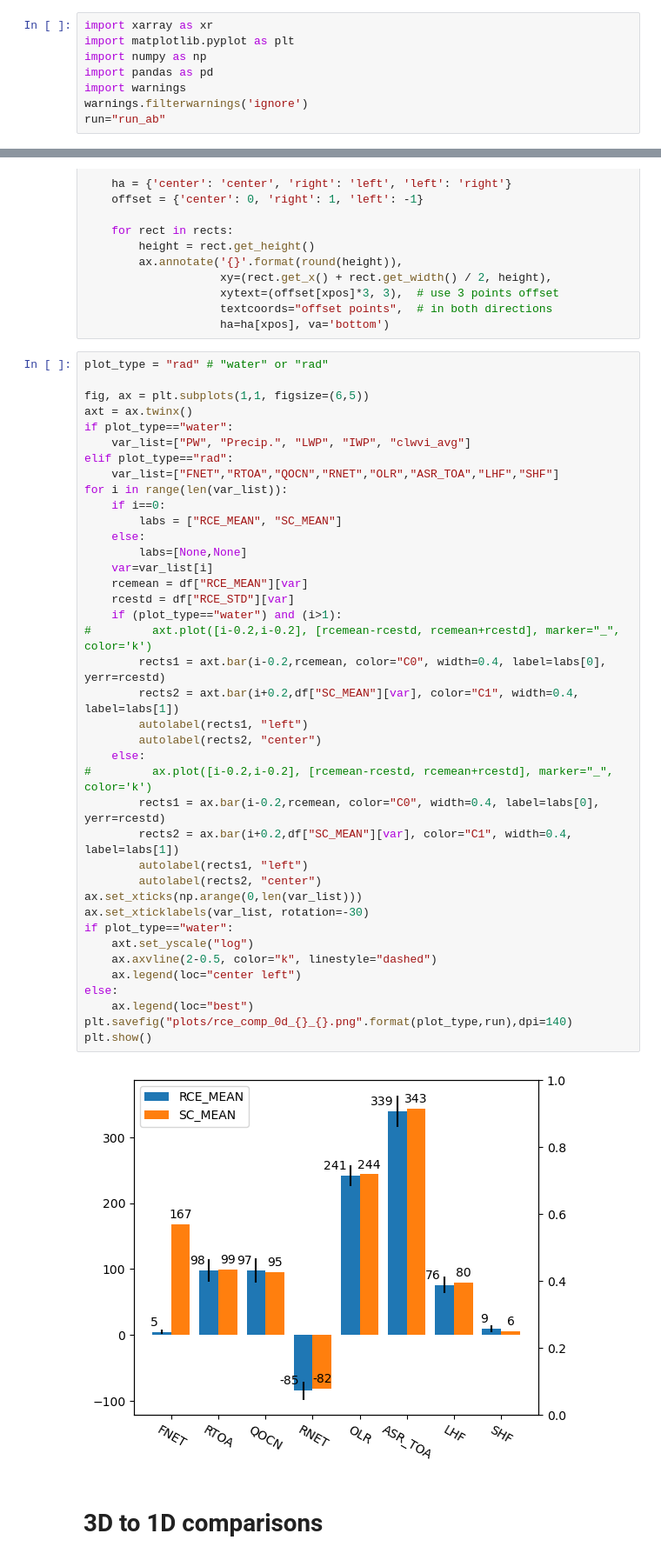
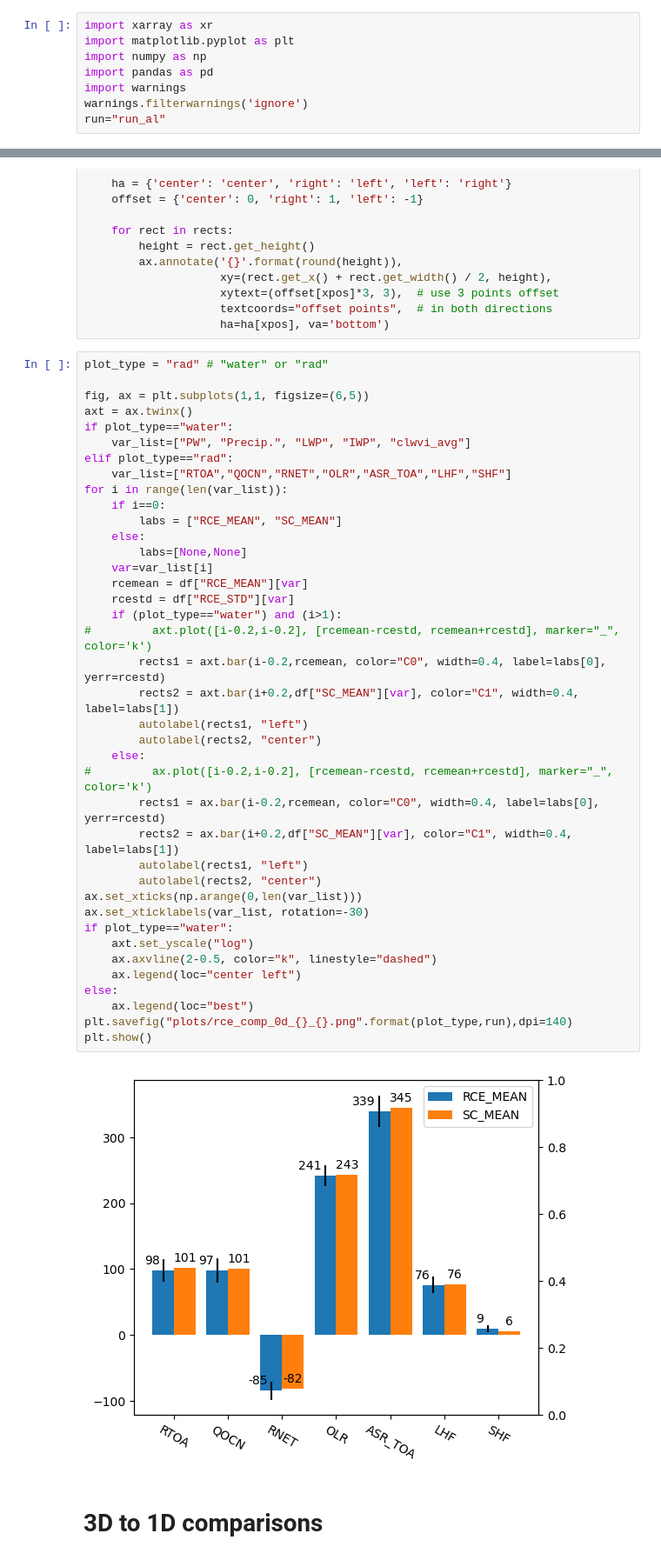
Before and after one commit to smturbev/dp-scream-analysis, a Jupyter notebook: prelim/comp_rcemip.ipynb, the cells around one changed output, grey strips where cells are left out. Shown at 87% size. Cells and saved outputs as stored; diff of their text form.

```diff
--- a/prelim/comp_rcemip.ipynb
+++ b/prelim/comp_rcemip.ipynb
@@ -8,7 +8,7 @@ import numpy as np
 import pandas as pd
 import warnings
 warnings.filterwarnings('ignore')
-run="run_ab"
+run="run_al"
 # %% [markdown]
 # 2D variables to 0D
 # %%
@@ -188,39 +188,39 @@ axt = ax.twinx()
 if plot_type=="water":
     var_list=["PW", "Precip.", "LWP", "IWP", "clwvi_avg"]
 elif plot_type=="rad":
-    var_list=["FNET","RTOA","QOCN","RNET","OLR","ASR_TOA","LHF","SHF"]
+    var_list=["RTOA","QOCN","RNET","OLR","ASR_TOA","LHF","SHF"]
 for i in range(len(var_list)):
     if i==0:
         labs = ["RCE_MEAN", "SC_MEAN"]
     else:
         labs=[None,None]
     var=var_list[i]
     rcemean = df["RCE_MEAN"][var]
     rcestd = df["RCE_STD"][var]
     if (plot_type=="water") and (i>1):
 #         axt.plot([i-0.2,i-0.2], [rcemean-rcestd, rcemean+rcestd], marker="_", color='k')
         rects1 = axt.bar(i-0.2,rcemean, color="C0", width=0.4, label=labs[0], yerr=rcestd)
         rects2 = axt.bar(i+0.2,df["SC_MEAN"][var], color="C1", width=0.4, label=labs[1])
         autolabel(rects1, "left")
         autolabel(rects2, "center")
     else:
 #         ax.plot([i-0.2,i-0.2], [rcemean-rcestd, rcemean+rcestd], marker="_", color='k')
         rects1 = ax.bar(i-0.2,rcemean, color="C0", width=0.4, label=labs[0], yerr=rcestd)
         rects2 = ax.bar(i+0.2,df["SC_MEAN"][var], color="C1", width=0.4, label=labs[1])
         autolabel(rects1, "left")
         autolabel(rects2, "center")
 ax.set_xticks(np.arange(0,len(var_list)))
 ax.set_xticklabels(var_list, rotation=-30)
 if plot_type=="water":
     axt.set_yscale("log")
     ax.axvline(2-0.5, color="k", linestyle="dashed")
     ax.legend(loc="center left")
 else:
     ax.legend(loc="best")
 plt.savefig("plots/rce_comp_0d_{}_{}.png".format(plot_type,run),dpi=140)
 plt.show()
 # %% [output]
-[figure, old version]
+[figure, new version]
 # %% [markdown]
 # 3D to 1D comparisons
 # %%
```
Also changed, not shown: parts of 8 cells of this notebook, 7 other files.
